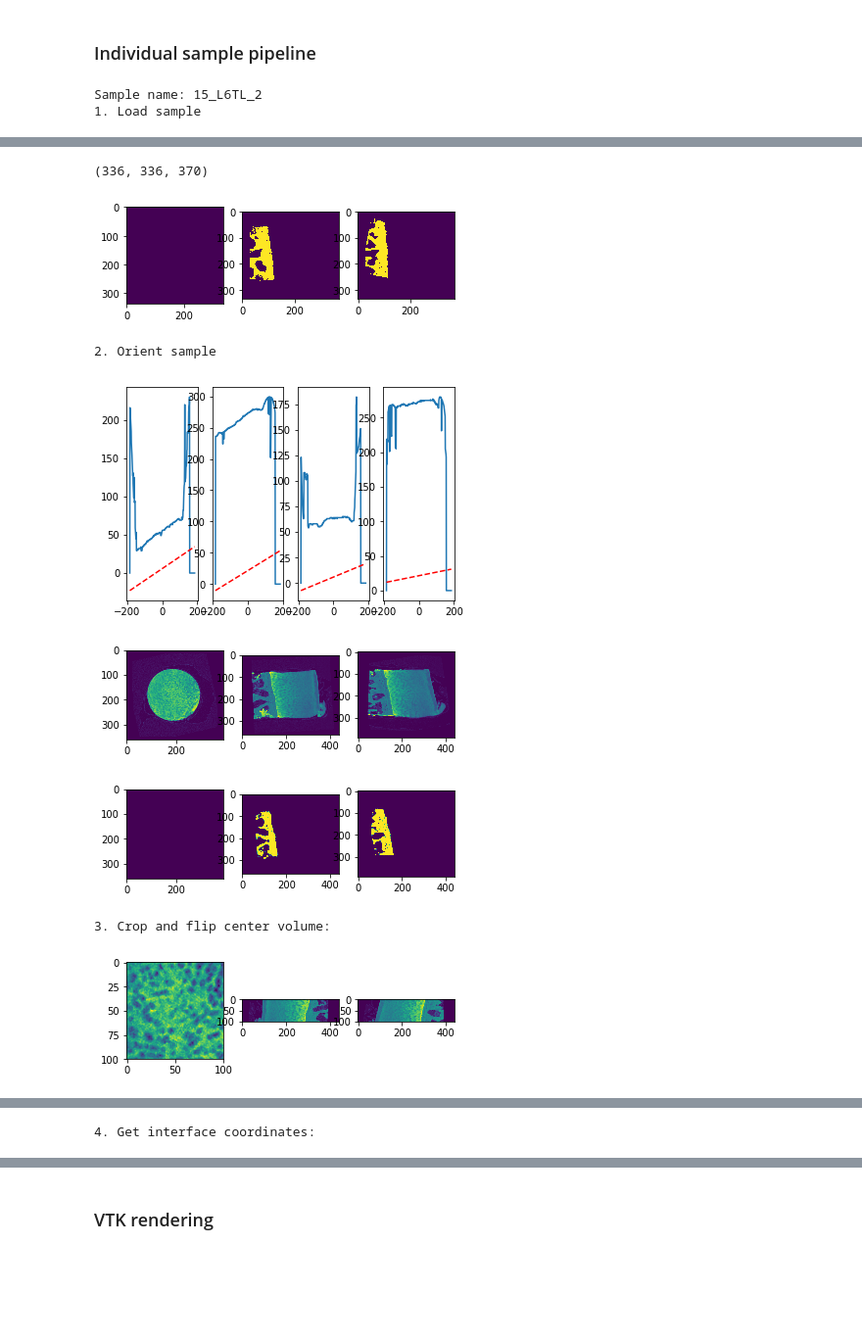
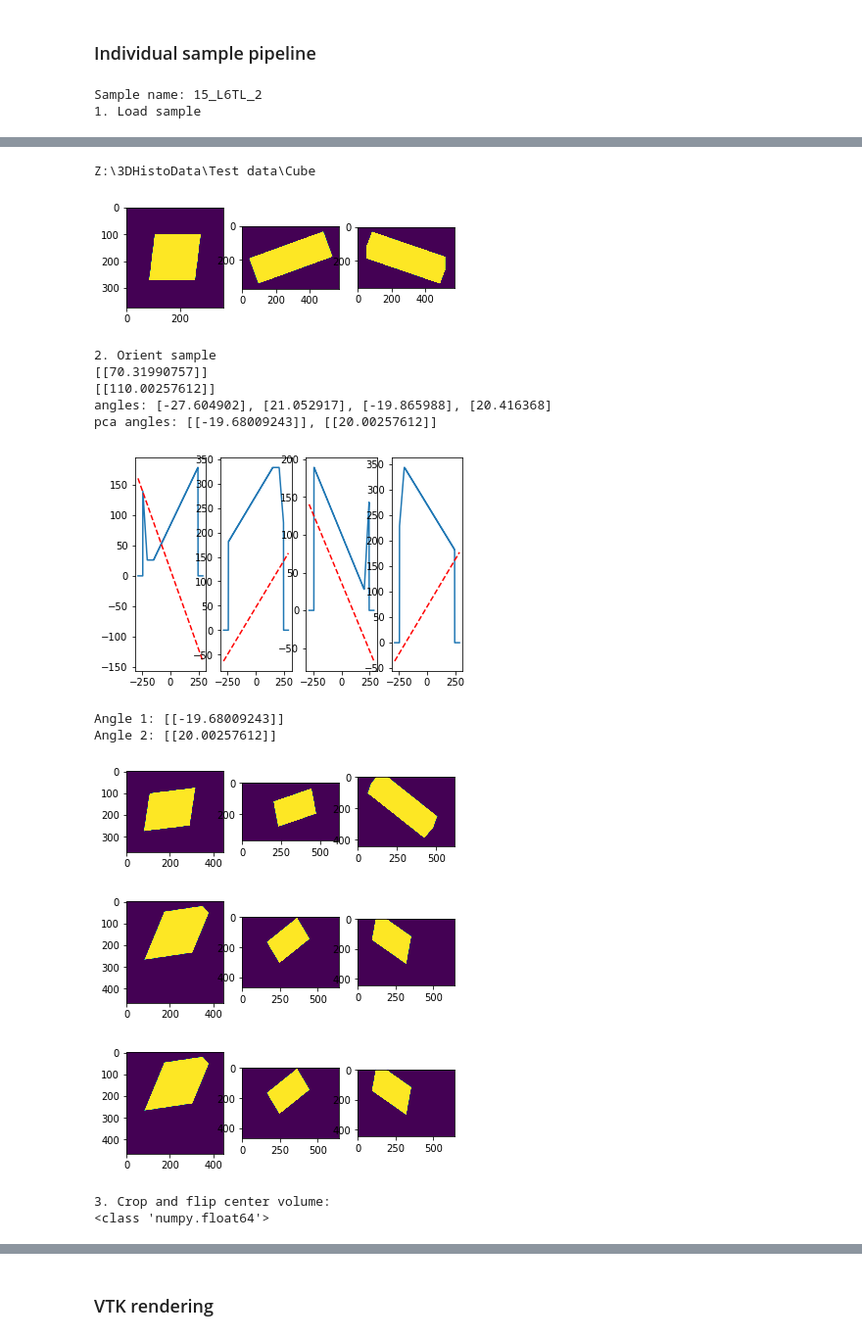
Before and after one commit to MIPT-Oulu/3DHistoGrading, a Jupyter notebook: 3DGradingModels/PythonGrading/CreateMeanStd.ipynb, the cells around one changed output, grey strips where cells are left out. Shown: that part at 98% size. Saved outputs shown, nothing was run; the diff lists cells and outputs as text; code cells hidden in the pictures; blank space fills up the shorter version.

Commit message:
PCA and bounding box orientation.

```diff
--- a/3DGradingModels/PythonGrading/CreateMeanStd.ipynb
+++ b/3DGradingModels/PythonGrading/CreateMeanStd.ipynb
@@ -349,13 +20,30 @@ def CNTKSegmentation(data, path):
 # %%
+# segmentation volume size should be 448x448x512.
+# Input data should be 448x448xZ
+def CNTKSegmentation(data, path):
+    z = C.load_model(path)
+    maskarray = np.zeros(data.shape)
+
+    for i in range(data.shape[1]):
+        sliced = (data[:, i, 50:562] - 113.05652141)/39.87462853
+        #sliced = np.swapaxes(sliced,0,1)
+        sliced = np.ascontiguousarray(sliced,dtype=np.float32)
+        mask = z.eval(sliced.reshape(1,sliced.shape[0],sliced.shape[1]))
+        maskarray[:, i, 50:562] = mask[0].squeeze()
+    return maskarray
+
 def Pipeline(path, sample, savepath, threshold, size, maskpath = None, modelpath = None):
+
+    # Load sample
     print('Sample name: ' + sample)
     print('1. Load sample')
+    data = None
     data, bounds = Load(path)
     PrintOrthogonal(data)
     SaveOrthogonal(savepath + "\\Images\\" + sample + "_input.png", data)
     if maskpath != None and modelpath == None:
+        print(maskpath)
         mask, _ = Load(maskpath)
-        print(np.shape(mask))
         PrintOrthogonal(mask)
 
     # Orient array
@@ -364,10 +52,7 @@ def Pipeline(path, sample, savepath, threshold, size, maskpath = None, modelpath
     PrintOrthogonal(data)
     SaveOrthogonal(savepath + "\\Images\\" + sample + "_orient.png", data)
     if maskpath != None and modelpath == None:
-        p = FloatProgress(min=0, max=size[0], description='Rotate mask:'); display(p)
-        mask = rotate(mask, 0.5 * (angles[0] + angles[1]), (1, 2)); p.value += 50
-        mask = rotate(mask, 0.5 * (angles[2] + angles[3]), (0, 2)); p.value += 50
-        PrintOrthogonal(mask)
+        mask = OrientMask(mask, angles)
 
     # Flip and crop volume
     print('3. Crop and flip center volume:')
@@ -384,6 +69,13 @@ def Pipeline(path, sample, savepath, threshold, size, maskpath = None, modelpath
         PrintOrthogonal(mask)
         SaveOrthogonal(savepath + "\\Images\\" + sample + "_mask.png", mask)
 
+    ## Crop to 400x400
+    #data = data[24:-24, 24:-24, :]
+    #mask = mask[24:-24, 24:-24, :]
+    #size[0] = 400
+    #print(data.shape)
+
+    # Get VOIs
     print('4. Get interface coordinates:')
     surfvoi, interface = GetInterface(data, threshold, size, 'surface', None)
     PrintOrthogonal(surfvoi)
@@ -400,6 +92,7 @@ def Pipeline(path, sample, savepath, threshold, size, maskpath = None, modelpath
         PrintOrthogonal(ccvoi)
         SaveOrthogonal(savepath + "\\Images\\" + sample + "_cc.png", ccvoi)
 
+    # Calculate mean and std
     print('5. Save mean and std images')
     mean = np.mean(surfvoi, 2)
     std = np.std(surfvoi, 2)
@@ -477,8 +179,13 @@ KeyboardInterrupt:
 ### Individual sample pipeline
 # %%
 # Pipeline for binned sample and loaded mask
-path = r"C:\Users\sarytky\Desktop\15_L6TL_2_PTA_48h_Rec\21_L3L_binned"
-mask = r"C:\Users\sarytky\Desktop\15_L6TL_2_PTA_48h_Rec\21_L3L_binned\bonemask"
+#path = r"Z:\3DHistoData\Test data\21_L3L_binned"
+#path = r"Z:\3DHistoData\Test data\24_R6LT_2_binned"
+#mask = r"Z:\3DHistoData\Test data\21_L3L_binned\bonemask"
+#path = r"Z:\3DHistoData\rekisteroidyt\24_R6LT_2_PTA_48h_Rec\24_R6LT_2_PTA_48h_Rec\Registration"
+#mask = r"Z:\3DHistoData\rekisteroidyt\24_R6LT_2_CA4+_Rec\24_R6LT_2_CA4+_Rec\Suoristettu\Registration\bone_mask"
+path = r'Z:\3DHistoData\Test data\Cube'
+mask = r'Z:\3DHistoData\Test data\Cube'
 savepath = r"Z:\3DHistoData\SurfaceImages"
 modelpath = r"Z:\Tuomas\cntkunet.model"
 sample = '15_L6TL_2'
@@ -493,8 +200,15 @@ Sample name: 15_L6TL_2
-(336, 336, 370)
+Z:\3DHistoData\Test data\Cube
-[figure, old version]
+[figure, new version]
 2. Orient sample
+[[70.31990757]]
+[[110.00257612]]
+angles: [-27.604902], [21.052917], [-19.865988], [20.416368]
+pca angles: [[-19.68009243]], [[20.00257612]]
-[figure, old version]
+[figure, new version]
+Angle 1: [[-19.68009243]]
+Angle 2: [[20.00257612]]
-[figure, old version]
+[figure, new version]
-[figure, old version]
+[figure, new version]
-3. Crop and flip center volume:
-[figure, old version]
+[figure, new version]
+3. Crop and flip center volume:
+<class 'numpy.float64'>
@@ -502 +215,0 @@ Sample name: 15_L6TL_2
-4. Get interface coordinates:
```
Also changed, not shown: parts of 7 cells of this notebook, 5 other files.
